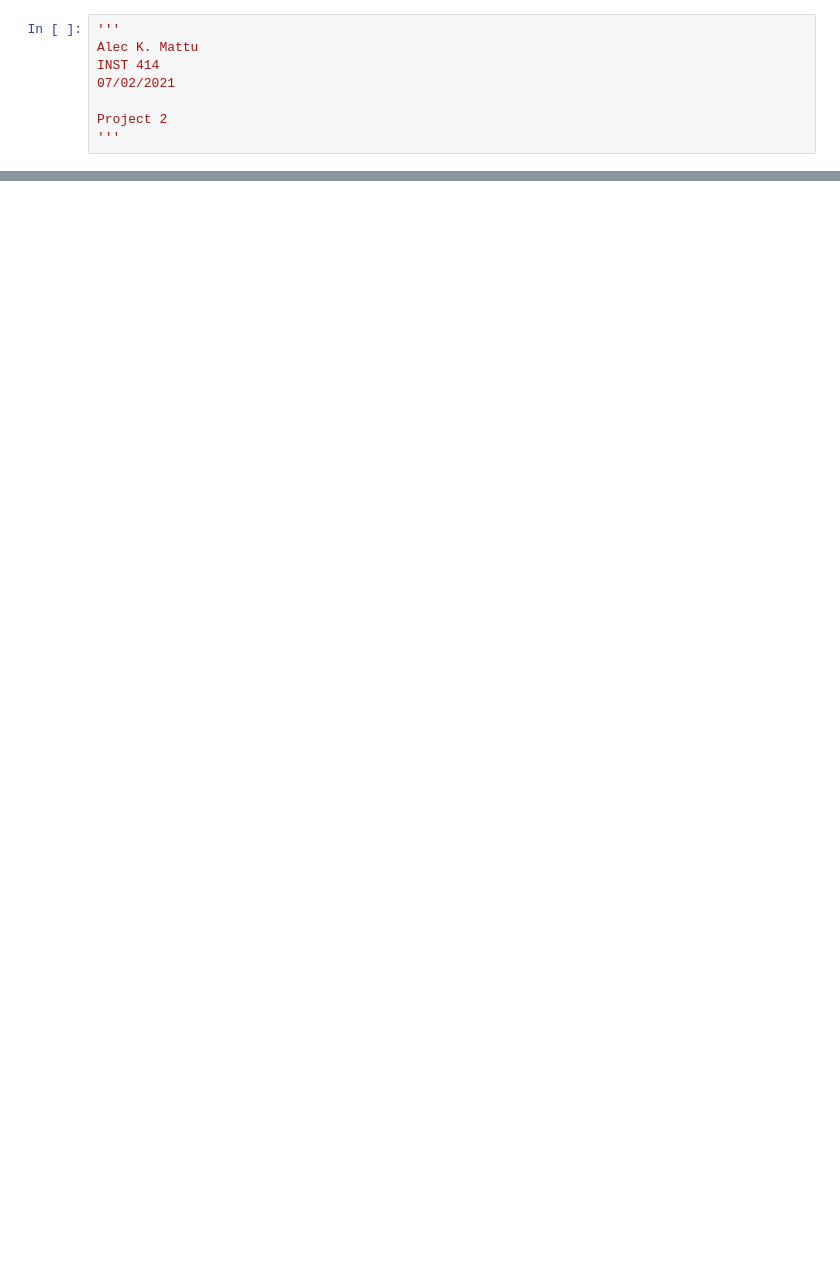
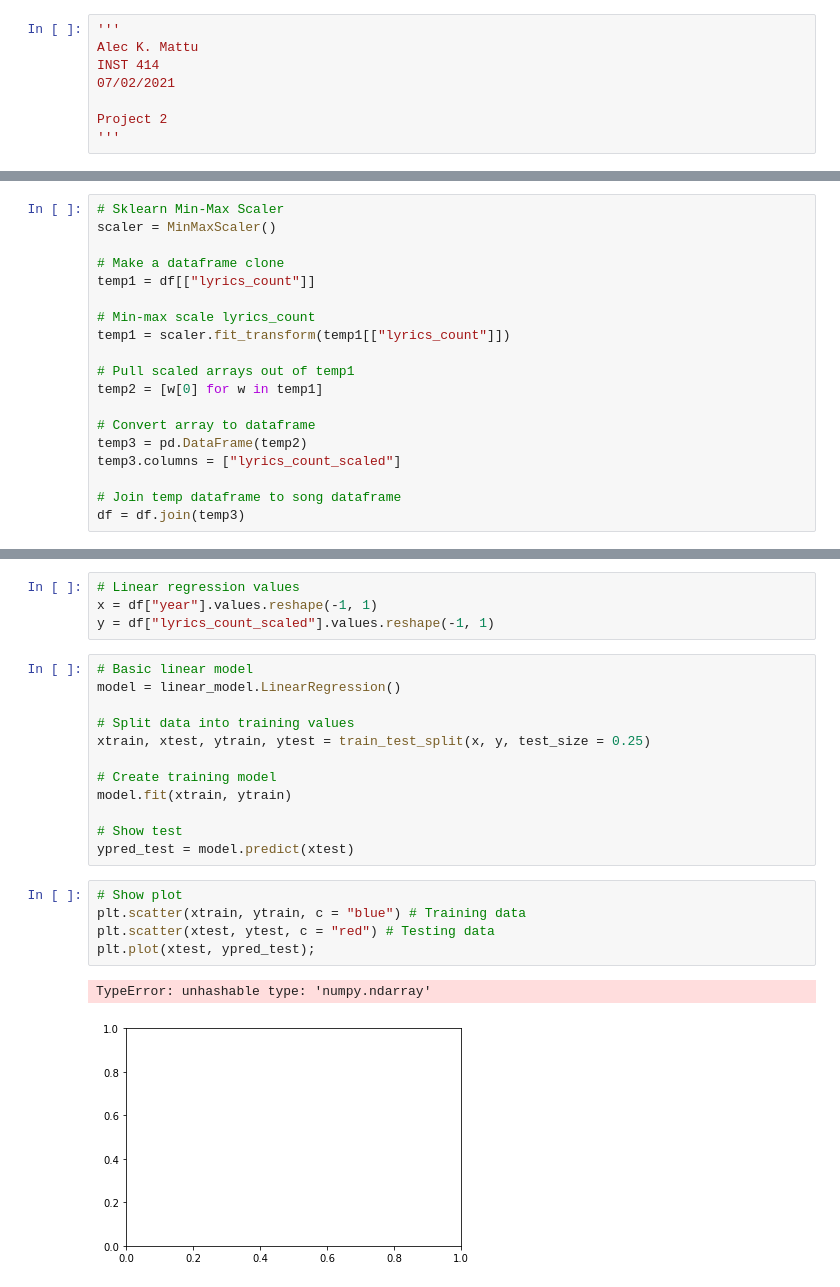
Before and after one commit to amattu2/INST-414, a Jupyter notebook: projects/2/project2.ipynb, the cells around one changed output, grey strips where cells are left out. Saved outputs shown, nothing was run; the diff lists cells and outputs as text; blank space fills up the shorter version.

```diff
--- a/projects/2/project2.ipynb
+++ b/projects/2/project2.ipynb
@@ -62,0 +108,19 @@ allDataVectorized
+# %%
+# Sklearn Min-Max Scaler
+scaler = MinMaxScaler()
+
+# Make a dataframe clone
+temp1 = df[["lyrics_count"]]
+
+# Min-max scale lyrics_count
+temp1 = scaler.fit_transform(temp1[["lyrics_count"]])
+
+# Pull scaled arrays out of temp1
+temp2 = [w[0] for w in temp1]
+
+# Convert array to dataframe
+temp3 = pd.DataFrame(temp2)
+temp3.columns = ["lyrics_count_scaled"]
+
+# Join temp dataframe to song dataframe
+df = df.join(temp3)
@@ -62,0 +144,24 @@ allDataVectorized
+# %%
+# Linear regression values
+x = df["year"].values.reshape(-1, 1)
+y = df["lyrics_count_scaled"].values.reshape(-1, 1)
+# %%
+# Basic linear model
+model = linear_model.LinearRegression()
+
+# Split data into training values
+xtrain, xtest, ytrain, ytest = train_test_split(x, y, test_size = 0.25)
+
+# Create training model
+model.fit(xtrain, ytrain)
+
+# Show test
+ypred_test = model.predict(xtest)
+# %%
+# Show plot
+plt.scatter(xtrain, ytrain, c = "blue") # Training data
+plt.scatter(xtest, ytest, c = "red") # Testing data
+plt.plot(xtest, ypred_test);
+# %% [output]
+TypeError: unhashable type: 'numpy.ndarray'
+[figure, added]
```
Also changed, not shown: parts of 11 cells of this notebook.
